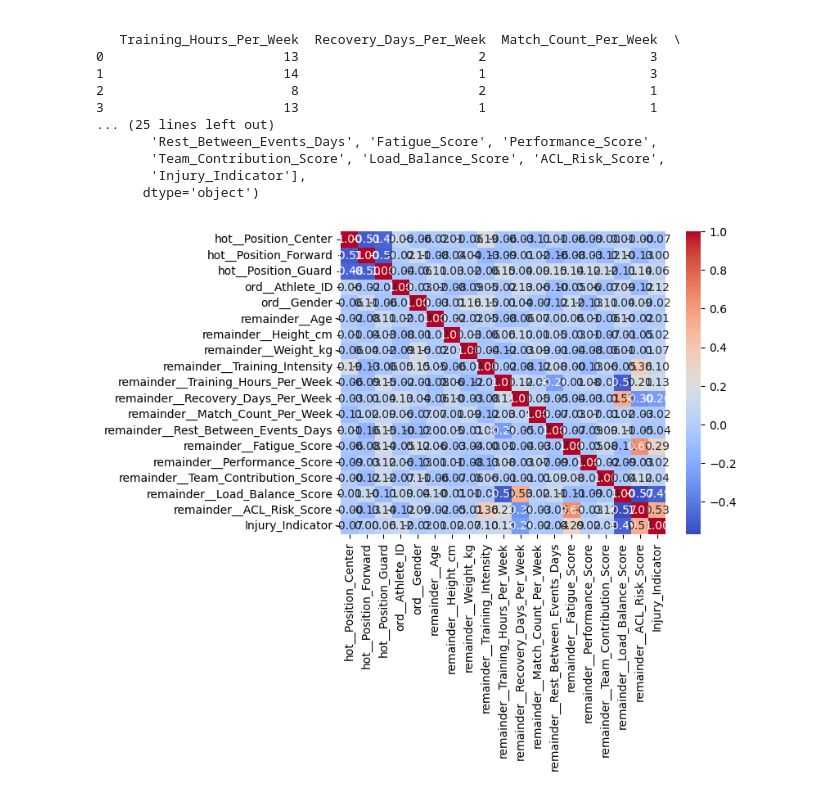
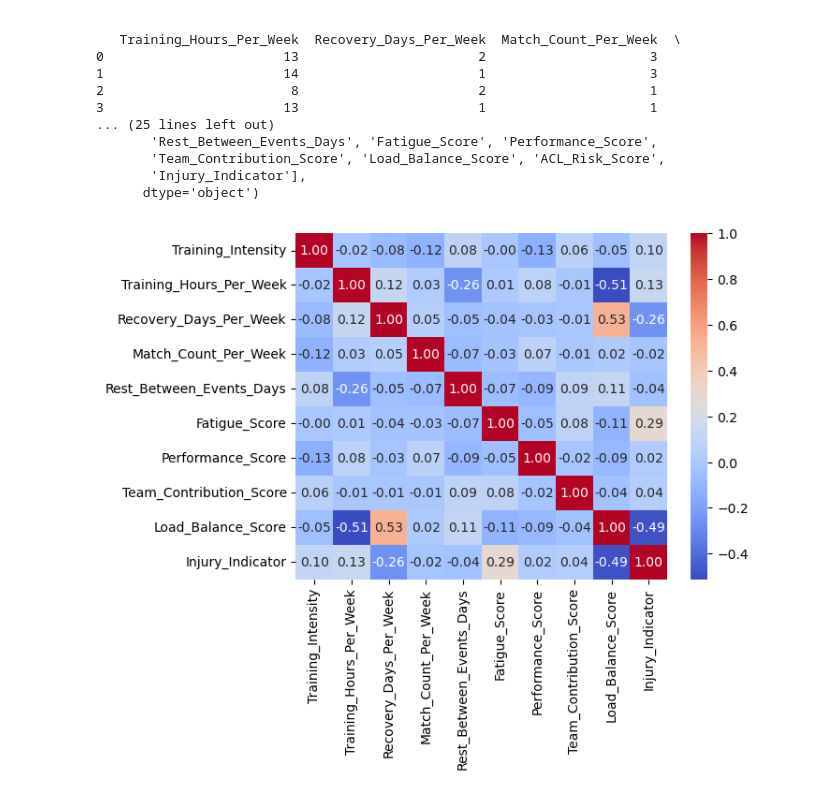
Before and after one commit to Jacksonmb/Boyle_ACLinjuries, a Jupyter notebook: Boyle_ACLInjuries.ipynb, the cells around one changed output. Drawn from its saved outputs; the diff is of its cells as text; code cells hidden in the pictures.

```diff
--- a/Boyle_ACLInjuries.ipynb
+++ b/Boyle_ACLInjuries.ipynb
@@ -33,30 +33,30 @@ print(df.columns)
       dtype='object')
 # %%
 y = df['Injury_Indicator']
-X = df.drop(columns=['Injury_Indicator'])
+X = df.drop(columns=['Injury_Indicator', 'Position', 'Athlete_ID', 'Age', 'Gender', 'Height_cm', 'Weight_kg', 'ACL_Risk_Score'])
 
-cat_features = ['Position']
-hotEnc = OneHotEncoder
+# cat_features = ['Position']
+# hotEnc = OneHotEncoder
 
-ord_features = ['Athlete_ID', 'Gender']
-ordEnc = OrdinalEncoder
+# ord_features = ['Athlete_ID','Gender']
+# ordEnc = OrdinalEncoder
 
-ct = ColumnTransformer([
-    ('hot', hotEnc(), cat_features),
-    ('ord', OrdinalEncoder(), ord_features),
-    ],
-                       remainder='passthrough')
+# ct = ColumnTransformer([
+#    ('hot', hotEnc(), cat_features),
+#    ('ord', OrdinalEncoder(), ord_features),
+#    ],
+#                       remainder='passthrough')
 
-X_trans = ct.fit_transform(X)
+# X_trans = ct.fit_transform(X)
 # %%
-X_trans_df = pd.DataFrame(X_trans, columns=ct.get_feature_names_out())
+X_df = pd.DataFrame(X)
 
 # Used Copilot to fix this part of the code
-xy_df = pd.concat([X_trans_df, y.reset_index(drop=True)], axis=1)
+xy_df = pd.concat([X_df, y.reset_index(drop=True)], axis=1)
 
 corr = xy_df.corr()
 
 sns.heatmap(corr, annot=True, fmt='.2f', cmap='coolwarm')
 plt.show()
 # %% [output]
-[figure, old version]
+[figure, new version]
```
